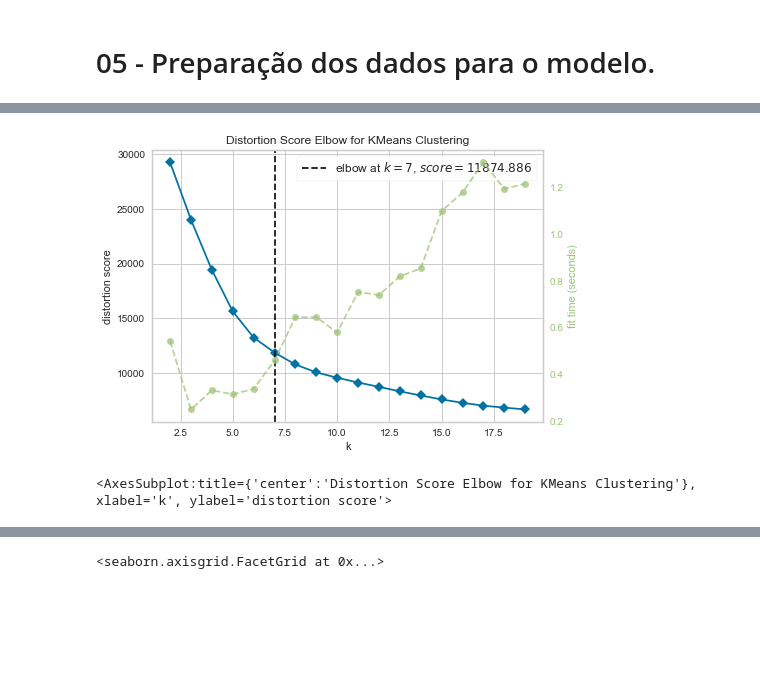
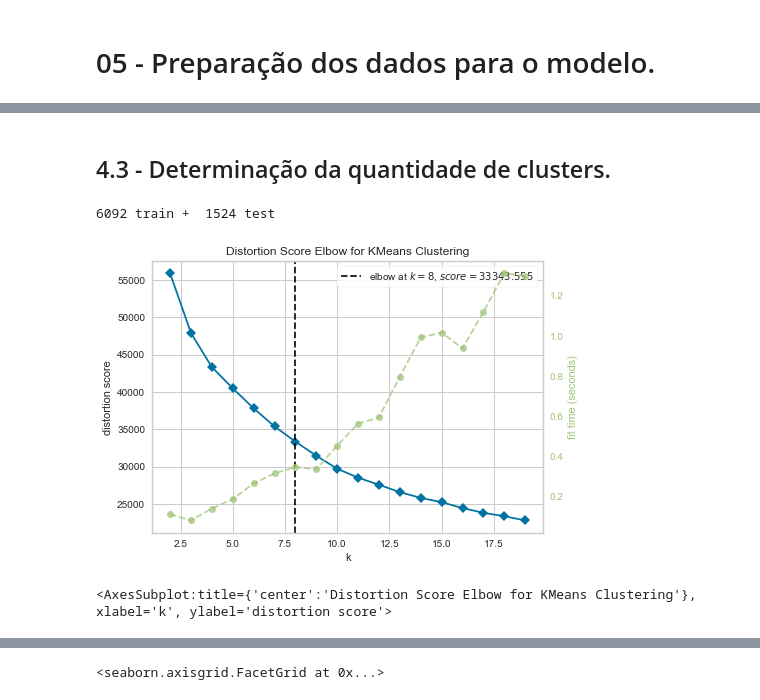
Before and after one commit to Di-carvalho/classifica-o_de_estrelas_GAIA-Clustering, a Jupyter notebook: star_classification-gaia.ipynb, the cells around one changed output, grey strips where cells are left out. Drawn from its saved outputs; the diff is of its cells as text; code cells hidden in the pictures; blank space fills up the shorter version.

```diff
--- a/star_classification-gaia.ipynb
+++ b/star_classification-gaia.ipynb
@@ -667,7 +698,6 @@ mms = MinMaxScaler()
 rs = RobustScaler()
 # %%
 # MinMaxScaler
-df_model['l'] = mms.fit_transform(df_model[['l']].values)
 df_model['b'] = mms.fit_transform(df_model[['b']].values)
 df_model['x'] = mms.fit_transform(df_model[['x']].values)
 df_model['y'] = mms.fit_transform(df_model[['y']].values)
@@ -675,15 +705,19 @@ df_model['z'] = mms.fit_transform(df_model[['z']].values)
 
 
 # RobustScaler
-df_model['distance(pc)'] = rs.fit_transform(df_model[['distance(pc)']].values)
+#df_model['distance(pc)'] = rs.fit_transform(df_model[['distance(pc)']].values)
 df_model['pm'] = rs.fit_transform(df_model[['pm']].values)
-df_model['freq_eff'] = rs.fit_transform(df_model[['freq_eff']].values)
-df_model['b-r(mag)'] = rs.fit_transform(df_model[['b-r(mag)']].values)
-df_model['b-g(mag)'] = rs.fit_transform(df_model[['b-g(mag)']].values)
+#df_model['freq_eff'] = rs.fit_transform(df_model[['freq_eff']].values)
+#df_model['b-r(mag)'] = rs.fit_transform(df_model[['b-r(mag)']].values)
+#df_model['b-g(mag)'] = rs.fit_transform(df_model[['b-g(mag)']].values)
 df_model['g-r(mag)'] = rs.fit_transform(df_model[['g-r(mag)']].values)
 df_model['absmag(g)'] = rs.fit_transform(df_model[['absmag(g)']].values)
-df_model['absmag(r)'] = rs.fit_transform(df_model[['absmag(r)']].values)
-df_model['absmag(b)'] = rs.fit_transform(df_model[['absmag(b)']].values)
+#df_model['absmag(r)'] = rs.fit_transform(df_model[['absmag(r)']].values)
+#df_model['absmag(b)'] = rs.fit_transform(df_model[['absmag(b)']].values)
+#df_model['parallax'] = rs.fit_transform(df_model[['parallax']].values)
+# %%
+df_model = df_model-df_model.mean()
+df_model = df_model/df_model.std()
 # %%
 %matplotlib inline
 df_model.hist(figsize=(20,15), bins=200)
@@ -693,4 +726,0 @@ plt.show()
-# %%
-df_model = df_model.drop(columns=['parallax','l'])
-# %%
-df_model = df_model.drop(columns=['pm'])
@@ -713,9 +753,16 @@ train_set
+# %% [markdown]
+## 4.3 -  Determinação da quantidade de clusters.
+# %%
+train_set, test_set = train_test_split(df_model, test_size=0.2, random_state=42)
+print(len(train_set), 'train + ', len(test_set), 'test')
+# %% [output]
+6092 train +  1524 test
 # %%
 plt.figure(figsize=(7,5))
 model = KMeans()
 visualizer = KElbowVisualizer(model, k=(2,20))
-visualizer.fit(train_set)
+visualizer.fit(df_model)
 visualizer.show()
 # %% [output]
-[figure, old version]
+[figure, new version]
 <AxesSubplot:title={'center':'Distortion Score Elbow for KMeans Clustering'}, xlabel='k', ylabel='distortion score'>
```
Also changed, not shown: parts of 27 cells of this notebook.
